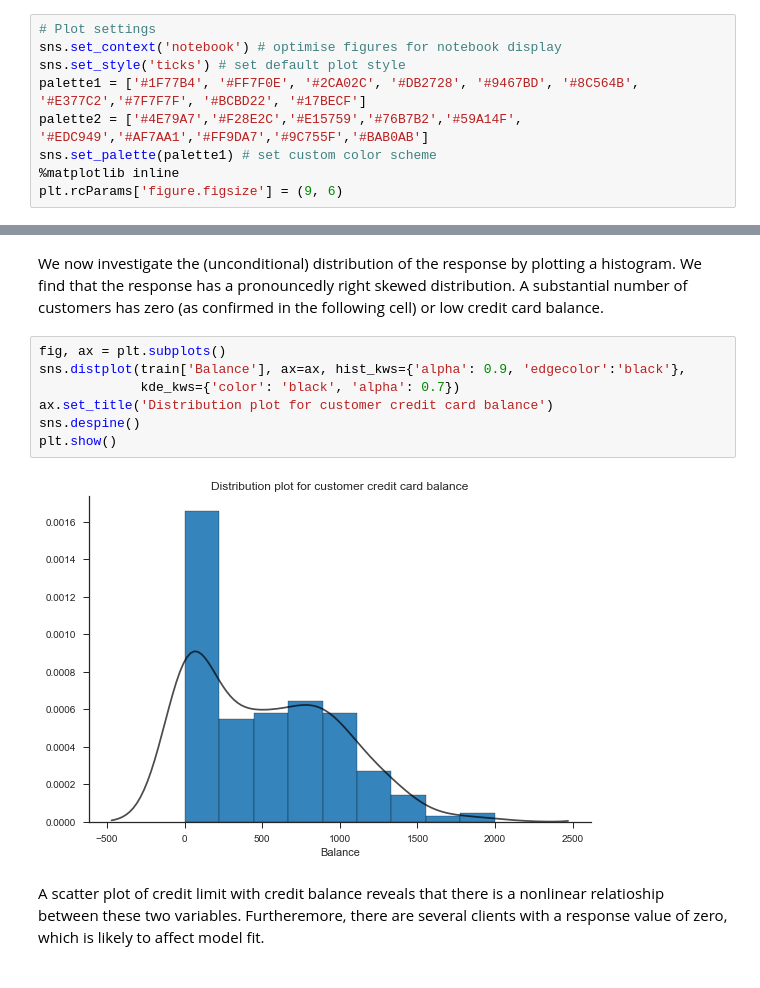
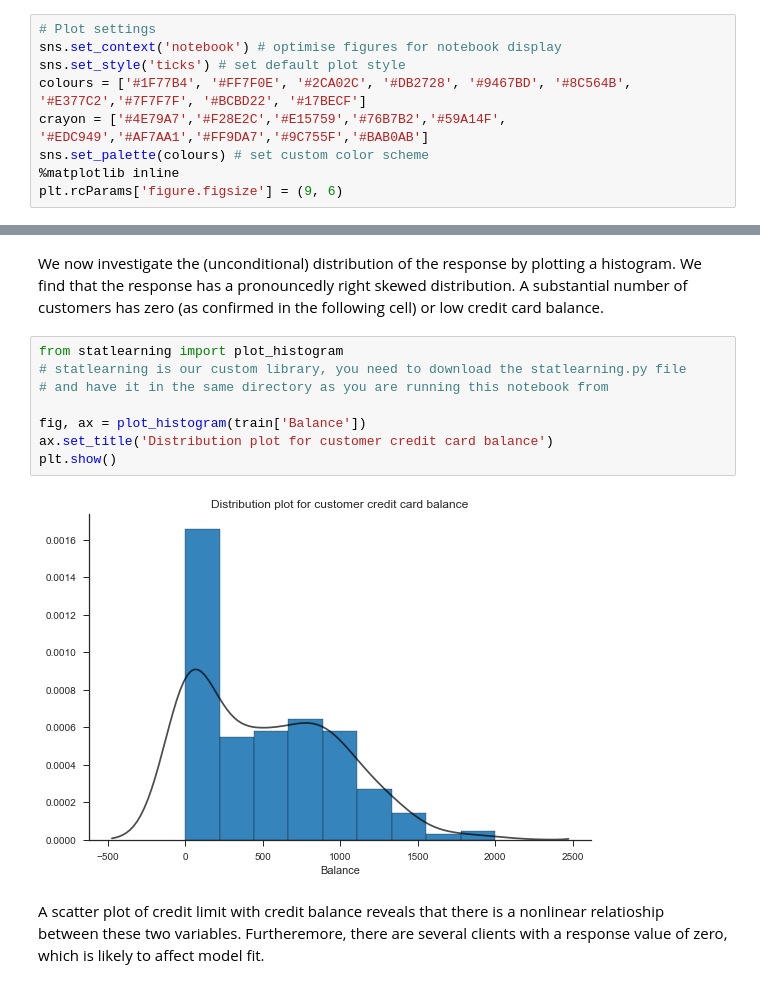
Before and after one commit to mscharth/ml-workshop, a Jupyter notebook: 01 Introduction to Machine Learning.ipynb, the cells around one changed output, grey strips where cells are left out. Drawn from its saved outputs; the diff is of its cells as text.

```diff
--- a/01 Introduction to Machine Learning.ipynb
+++ b/01 Introduction to Machine Learning.ipynb
@@ -31,9 +31,9 @@ warnings.filterwarnings('ignore') # this is to clear the warnings from this page
 # Plot settings
 sns.set_context('notebook') # optimise figures for notebook display
 sns.set_style('ticks') # set default plot style
-palette1 = ['#1F77B4', '#FF7F0E', '#2CA02C', '#DB2728', '#9467BD', '#8C564B', '#E377C2','#7F7F7F', '#BCBD22', '#17BECF']
-palette2 = ['#4E79A7','#F28E2C','#E15759','#76B7B2','#59A14F', '#EDC949','#AF7AA1','#FF9DA7','#9C755F','#BAB0AB']
-sns.set_palette(palette1) # set custom color scheme
+colours = ['#1F77B4', '#FF7F0E', '#2CA02C', '#DB2728', '#9467BD', '#8C564B', '#E377C2','#7F7F7F', '#BCBD22', '#17BECF']
+crayon = ['#4E79A7','#F28E2C','#E15759','#76B7B2','#59A14F', '#EDC949','#AF7AA1','#FF9DA7','#9C755F','#BAB0AB']
+sns.set_palette(colours) # set custom color scheme
 %matplotlib inline
 plt.rcParams['figure.figsize'] = (9, 6)
 # %% [markdown]
@@ -114,15 +114,16 @@ train.corr().round(2)
 | Balance | 0.49 | 0.87 | 0.88 | 0.04 | 0.02 | 0.01 | 1.00 |
 # %% [markdown]
 We now investigate the (unconditional) distribution of the response by plotting a histogram. We find that the response has a pronouncedly right skewed distribution. A substantial number of customers has zero (as confirmed in the following cell) or low credit card balance.
-# %%
-fig, ax = plt.subplots()
-sns.distplot(train['Balance'], ax=ax, hist_kws={'alpha': 0.9, 'edgecolor':'black'},
-             kde_kws={'color': 'black', 'alpha': 0.7})
-ax.set_title('Distribution plot for customer credit card balance')
-sns.despine()
-plt.show()
-# %% [output]
-[figure, removed]
+# %%
+from statlearning import plot_histogram
+# statlearning is our custom library, you need to download the statlearning.py file
+# and have it in the same directory as you are running this notebook from
+
+fig, ax = plot_histogram(train['Balance'])
+ax.set_title('Distribution plot for customer credit card balance')
+plt.show()
+# %% [output]
+[figure, added]
 # %% [markdown]
 A scatter plot of credit limit with credit balance reveals that there is a nonlinear relatioship between these two variables. Furtheremore, there are several clients with a response value of zero, which is likely to affect model fit.
 # %%
```
Also changed, not shown: parts of 16 cells of this notebook, 8 other files.
